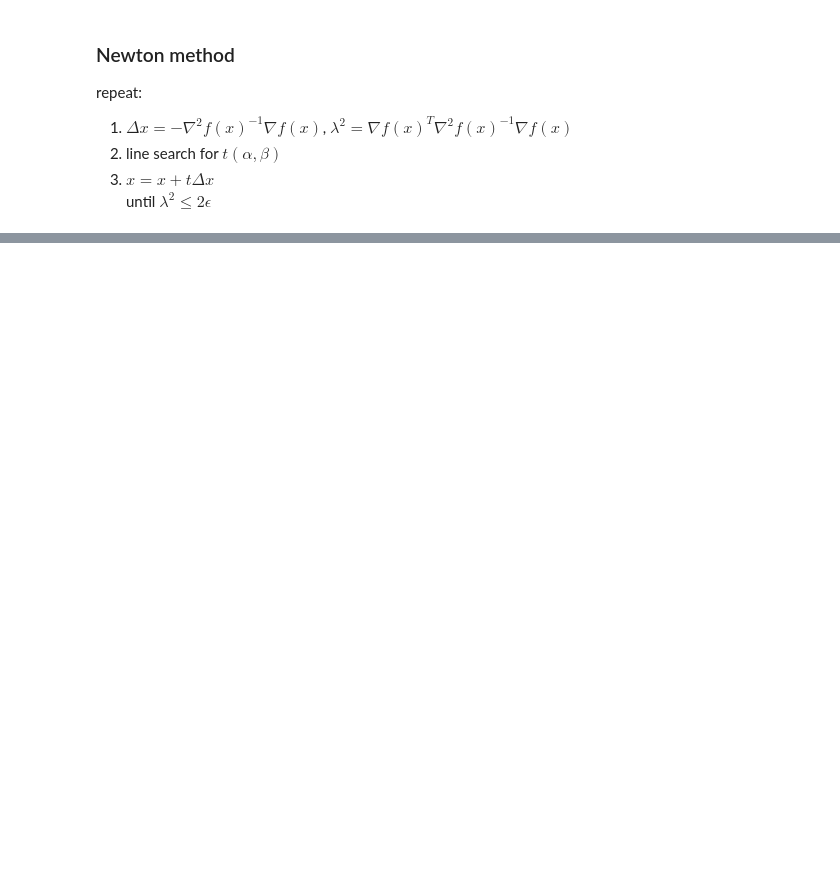
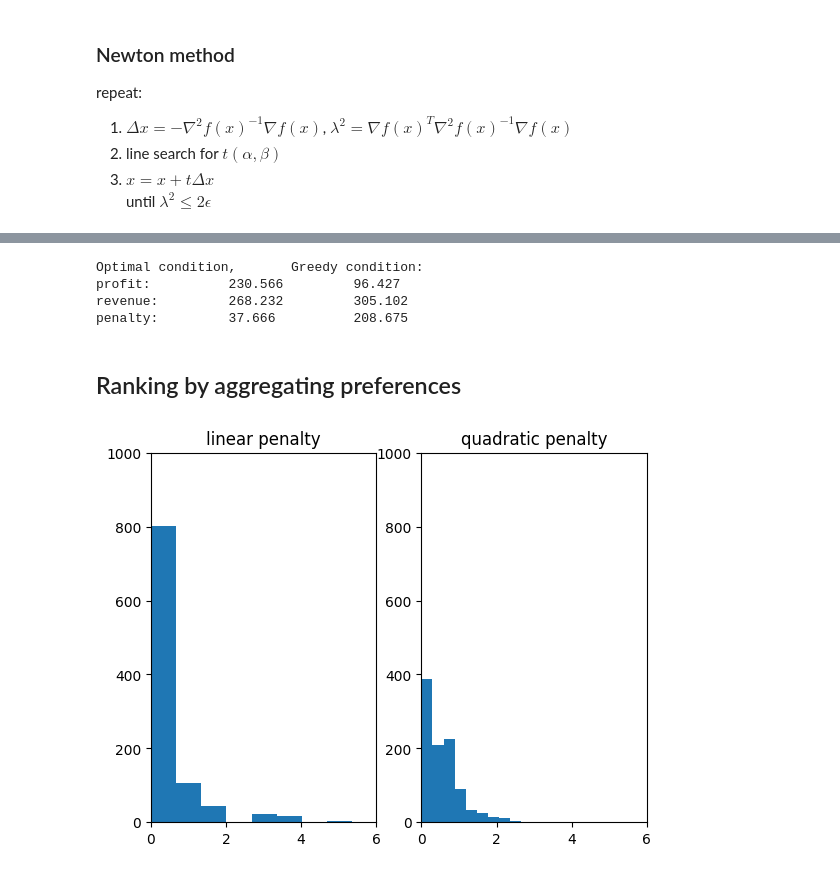
Before and after one commit to ouyangyuchen/cvx101_edx, a Jupyter notebook: hw9_unconstrained/hw9.ipynb, the cells around one changed output, grey strips where cells are left out. Saved outputs shown, nothing was run; the diff lists cells and outputs as text; code cells hidden in the pictures; blank space fills up the shorter version.

Commit message:
Finished 2 problems

```diff
--- a/hw9_unconstrained/hw9.ipynb
+++ b/hw9_unconstrained/hw9.ipynb
@@ -138,0 +150,72 @@ optimal value using newton method:       -109.7508
+# %%
+N = cp.Variable((n, T))
+cst = [cp.sum(N, axis=0) == I, N >= 0]
+
+# optimal, considering penalty
+s = cp.pos(q - cp.diag(Tcontr.T @ N.T @ Acontr))
+obj = cp.Maximize(cp.trace(R.T @ N) - p.T @ s)
+prob = cp.Problem(obj, cst)
+
+opt_profit = prob.solve()
+opt_revenue = np.trace(R.T @ N.value)
+opt_penalty = opt_revenue - opt_profit
+
+# greedy, no penalty in objective function
+obj2 = cp.Maximize(cp.trace(R.T @ N))
+prob2 = cp.Problem(obj2, cst)
+
+greedy_revenue = prob2.solve()
+greedy_penalty = p.T @ (q - np.diag(Tcontr.T @ N.value.T @ Acontr))
+greedy_penalty = np.maximum(greedy_penalty, 0)
+greedy_profit = greedy_revenue - greedy_penalty
+
+print("\nOptimal condition, \t Greedy condition:")
+print("profit: \t %.3f \t %.3f" % (opt_profit, greedy_profit))
+print("revenue: \t %.3f \t %.3f" % (opt_revenue, greedy_revenue))
+print("penalty: \t %.3f \t %.3f" % (opt_penalty, greedy_penalty))
+# %% [output]
+Optimal condition,       Greedy condition:
+profit:          230.566         96.427
+revenue:         268.232         305.102
+penalty:         37.666          208.675
+# %% [markdown]
+## Ranking by aggregating preferences
+# %%
+data = loadmat("preferences_data.mat")
+m, n = data['m'][0, 0], data['n'][0, 0]
+pref = data['preferences']          # m x 2
+# %%
+P = np.zeros((m, n))
+for i in range(m):
+    P[i, pref[i, 0] - 1] = -1
+    P[i, pref[i, 1] - 1] = 1
+
+r = cp.Variable(n)
+v = cp.pos(P @ r + 1)
+obj1 = cp.Minimize(cp.sum(v))
+obj2 = cp.Minimize(cp.sum(cp.square(v)))
+prob1 = cp.Problem(obj1, [])
+prob2 = cp.Problem(obj2, [])
+
+prob1.solve()
+v1 = np.maximum(P @ r.value + 1, 0)
+
+prob2.solve()
+v2 = np.maximum(P @ r.value + 1, 0)
+# %%
+fig, axes = plt.subplots(1, 2)
+
+axes[0].hist(v1)
+axes[0].set_xlim(0, 6)
+axes[0].set_ylim(0, 1000)
+axes[0].set_title("linear penalty")
+
+axes[1].hist(v2)
+axes[1].set_xlim(0, 6)
+axes[1].set_ylim(0, 1000)
+axes[1].set_title("quadratic penalty")
+
+plt.show()
+plt.close()
+# %% [output]
+[figure, added]
```
Also changed, not shown: parts of 5 cells of this notebook.
